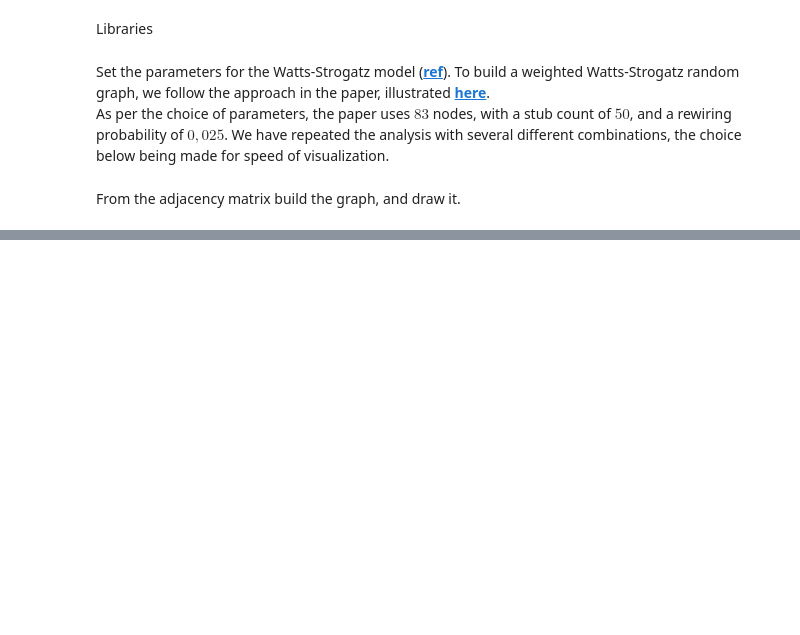
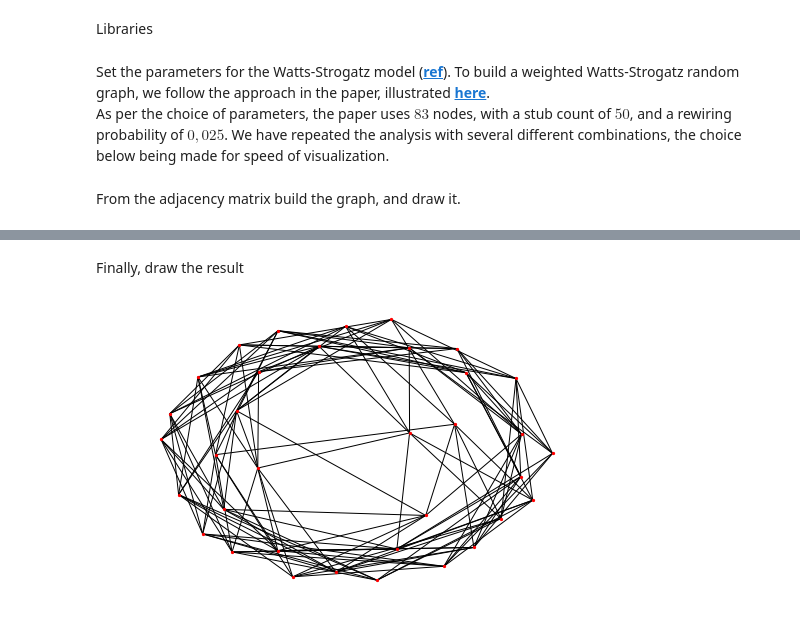
Before and after one commit to marcoguerra192/MinScaffold, a Jupyter notebook: examples/Watts-Strogatz/Watts-Strogatz.ipynb, the cells around one changed output, grey strips where cells are left out. Cells and saved outputs as stored; diff of their text form; code cells hidden in the pictures; blank space fills up the shorter version.

```diff
--- a/examples/Watts-Strogatz/Watts-Strogatz.ipynb
+++ b/examples/Watts-Strogatz/Watts-Strogatz.ipynb
@@ -83,0 +144,8 @@ scriptdir = basedir + 'scripts/WS/'
+# %%
+# get the filtration
+epsList = Geometry.genFullEpsList(A)
+
+out_file = scriptdir + 'monitor'
+
+# Compute the minimal generators
+Filtr = Driver.getFiltrBasis(A, epsList, Draws=False, parallel=False, monitor=out_file)
@@ -83,0 +159,14 @@ scriptdir = basedir + 'scripts/WS/'
+# %%
+# From the filtration compute the scaffold
+S = Scaffold.frequency_Scaffold(Filtr , NV)
+Scaf = nx.from_numpy_matrix(S, parallel_edges=False)
+
+# Write the scaffold
+out_file = scriptdir + 'Scaffolds/MinScaffold.pck'
+pk.dump(Scaf, open(out_file,'wb'))
+# %% [markdown]
+Finally, draw the result
+# %%
+nx.draw(Scaf, pos = layout, node_size=5)
+# %% [output]
+[figure, added]
```
Also changed, not shown: parts of 18 cells of this notebook.
